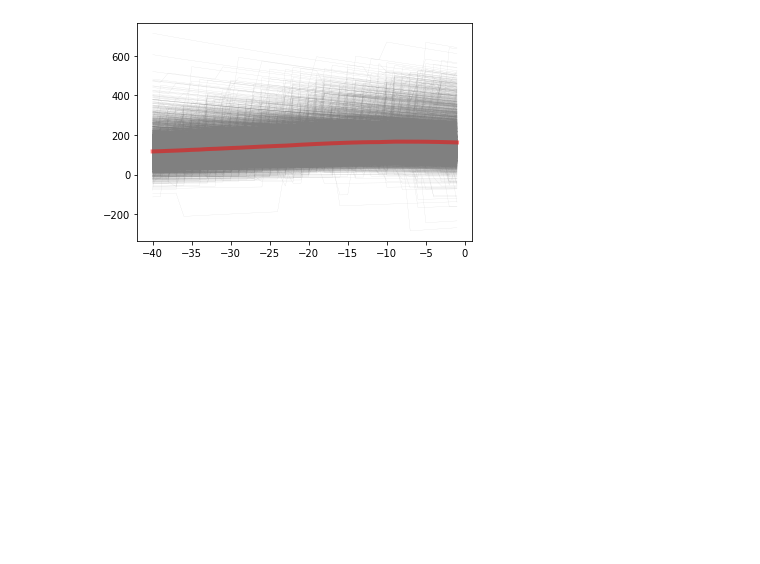
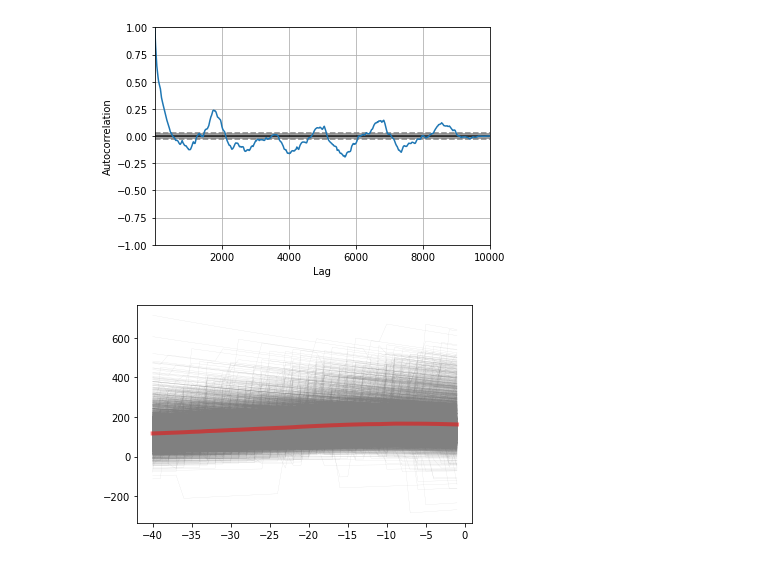
Before and after one commit to Nishant-codex/single_cell_analysis, a Jupyter notebook: notebooks/STA.ipynb, the cells around one changed output. Saved outputs shown, nothing was run; the diff lists cells and outputs as text; code cells hidden in the pictures; blank space fills up the shorter version.

```diff
--- a/notebooks/STA.ipynb
+++ b/notebooks/STA.ipynb
@@ -36,5 +34,12 @@ from utils import loadmatInPy
 # %%
 data_c1 = loadmatInPy('G:/My Drive/Analyzed/'+'asli_6-8-19_E1'+'_analyzed.mat')
+# %%
+
+I = data_c1[0]['input_current']
+
+x = pd.plotting.autocorrelation_plot(I[:10000])
+# %% [output]
+[figure, added]
 # %%
 I = data_c1[0]['input_current']
 V = data_c1[0]['membrane_potential']
```
Also changed, not shown: parts of 2 cells of this notebook, 6 other files.
